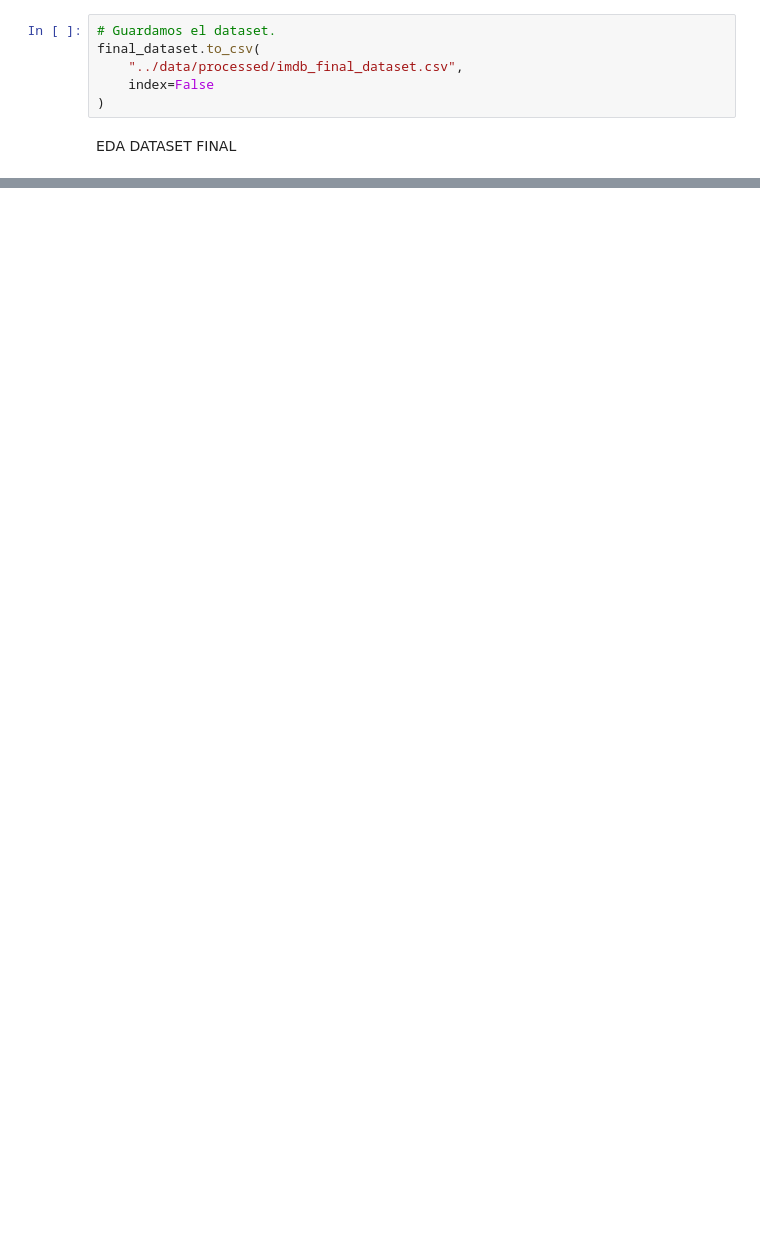
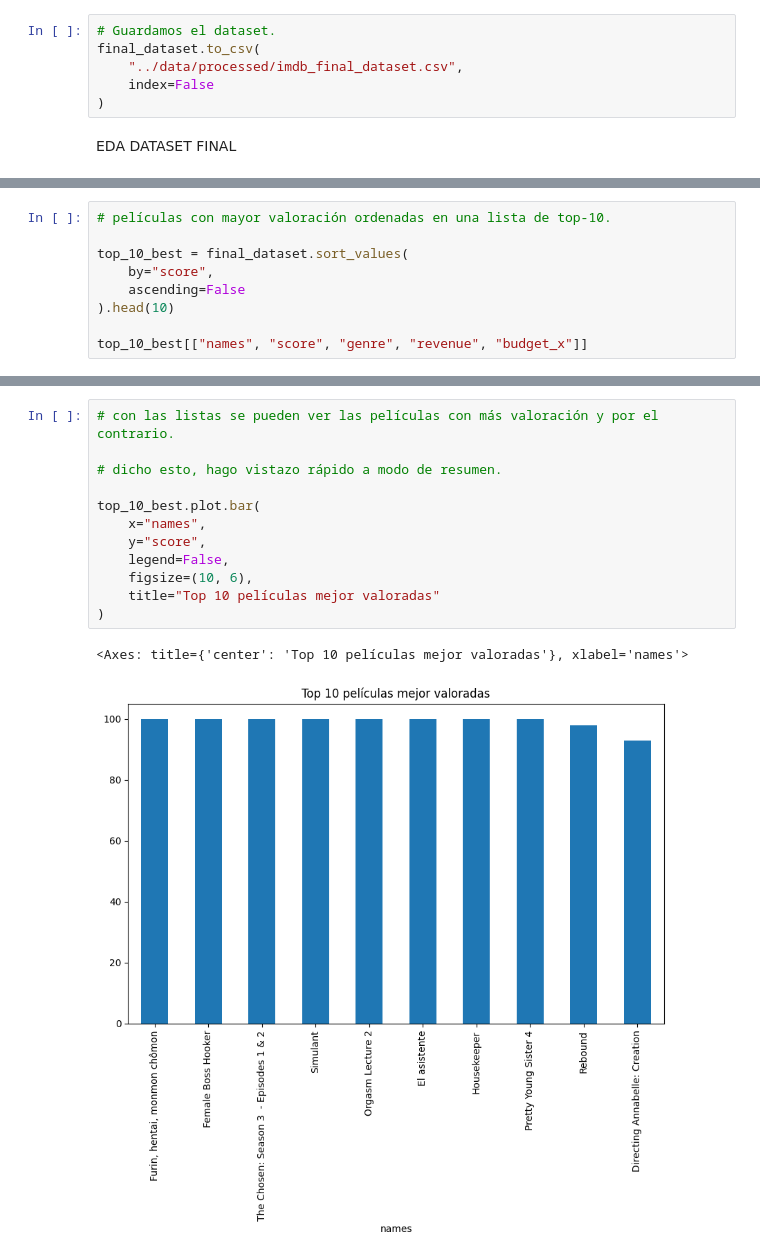
Before and after one commit to RaulEcija/imdb-data-analytics-project, a Jupyter notebook: notebooks/01_exploracion_inicial.ipynb, the cells around one changed output, grey strips where cells are left out. Saved outputs shown, nothing was run; the diff lists cells and outputs as text; blank space fills up the shorter version.

```diff
--- a/notebooks/01_exploracion_inicial.ipynb
+++ b/notebooks/01_exploracion_inicial.ipynb
@@ -312,0 +442,9 @@ EDA DATASET FINAL
+# %%
+# películas con mayor valoración ordenadas en una lista de top-10.
+
+top_10_best = final_dataset.sort_values(
+    by="score",
+    ascending=False
+).head(10)
+
+top_10_best[["names", "score", "genre", "revenue", "budget_x"]]
@@ -312,0 +483,15 @@ EDA DATASET FINAL
+# %%
+# con las listas se pueden ver las películas con más valoración y por el contrario.
+
+# dicho esto, hago vistazo rápido a modo de resumen.
+
+top_10_best.plot.bar(
+    x="names",
+    y="score",
+    legend=False,
+    figsize=(10, 6),
+    title="Top 10 películas mejor valoradas"
+)
+# %% [output]
+<Axes: title={'center': 'Top 10 películas mejor valoradas'}, xlabel='names'>
+[figure, added]
```
Also changed, not shown: parts of 12 cells of this notebook.
